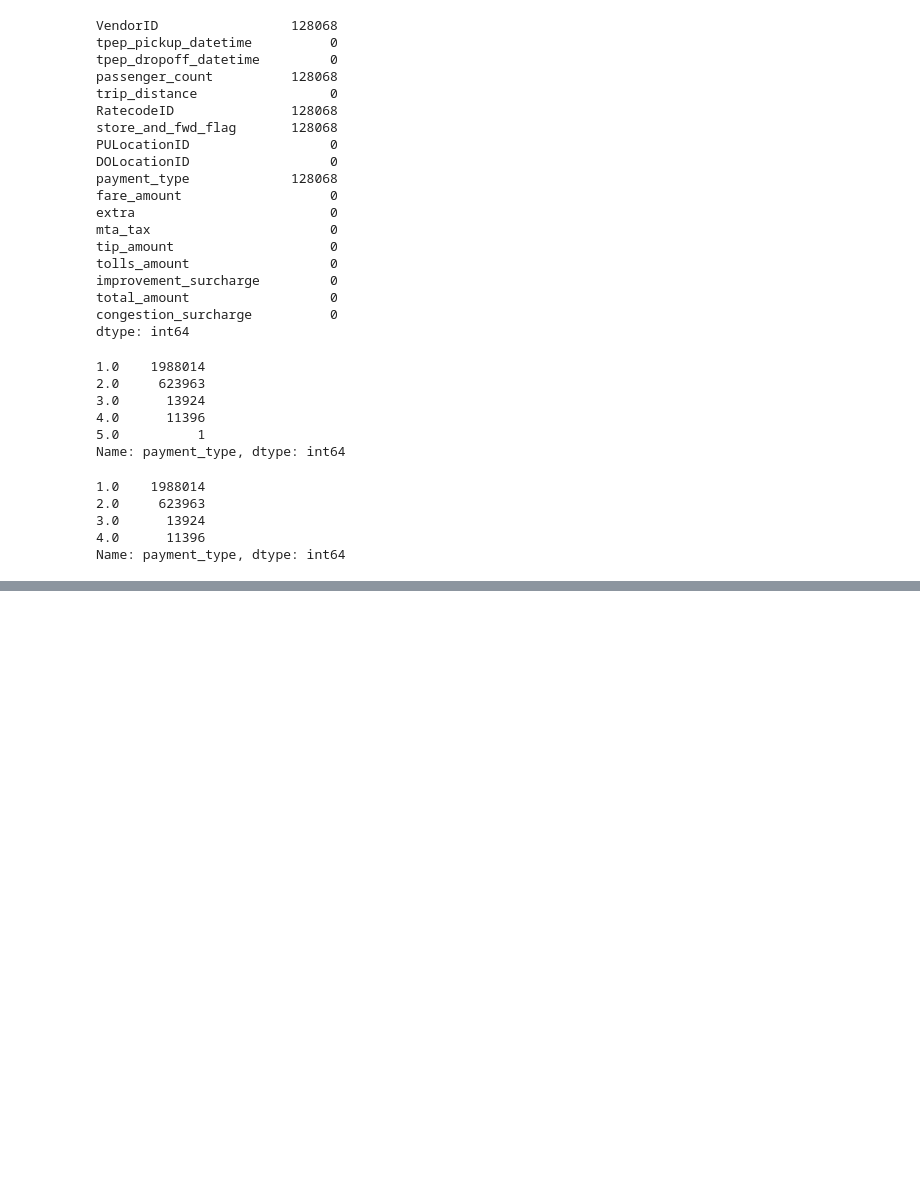
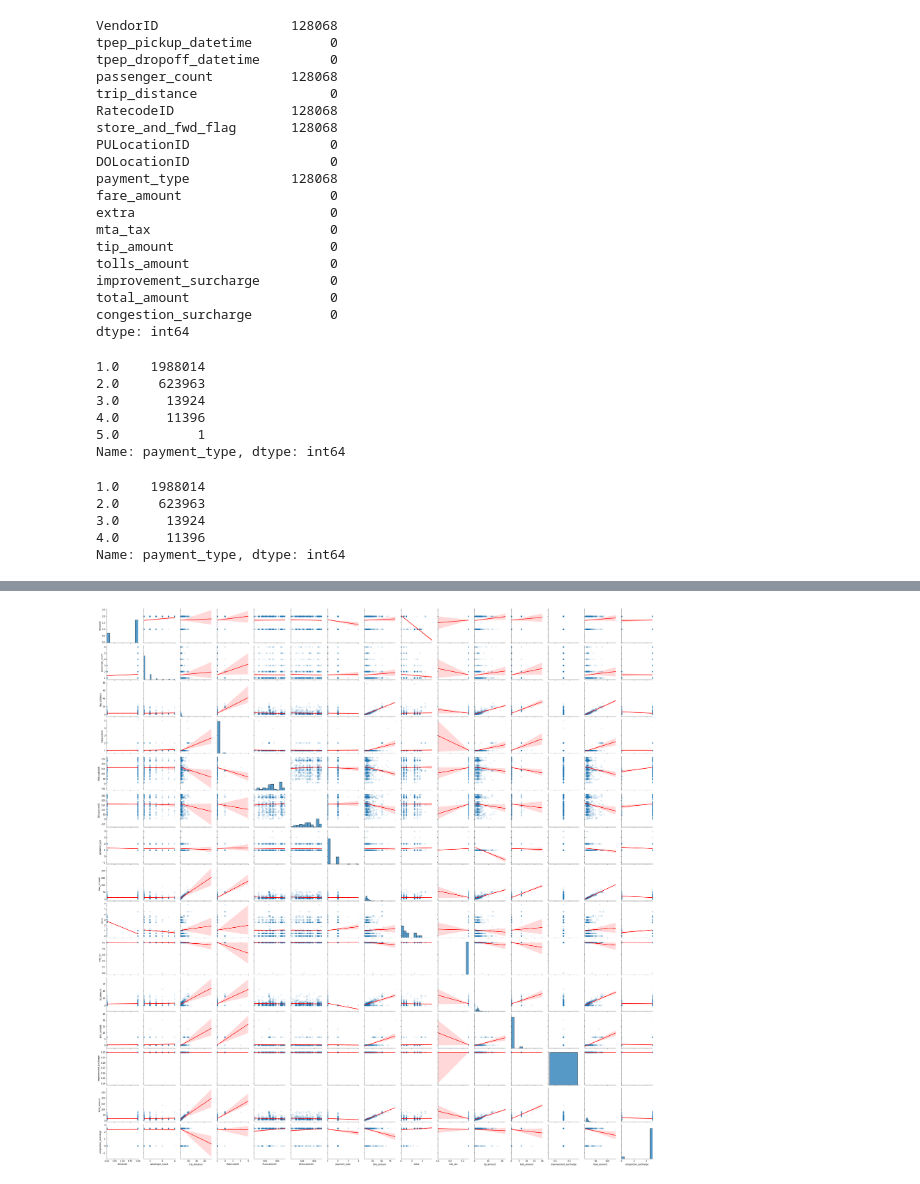
Before and after one commit to mukhtar2019/taxi_trip_regression, a Jupyter notebook: MVP_notebook.ipynb, the cells around one changed output, grey strips where cells are left out. Saved outputs shown, nothing was run; the diff lists cells and outputs as text; code cells hidden in the pictures; blank space fills up the shorter version.

Commit message:
more cleaning for data / visualization of data

```diff
--- a/MVP_notebook.ipynb
+++ b/MVP_notebook.ipynb
@@ -138,0 +215,4 @@ df_train_sample
+# %%
+g = sns.pairplot(df_train_sample[:1000], kind='reg', plot_kws={'line_kws':{'color':'red'}, 'scatter_kws': {'alpha': 0.1}})
+# %% [output]
+[figure, added]
```
Also changed, not shown: parts of 19 cells of this notebook.
